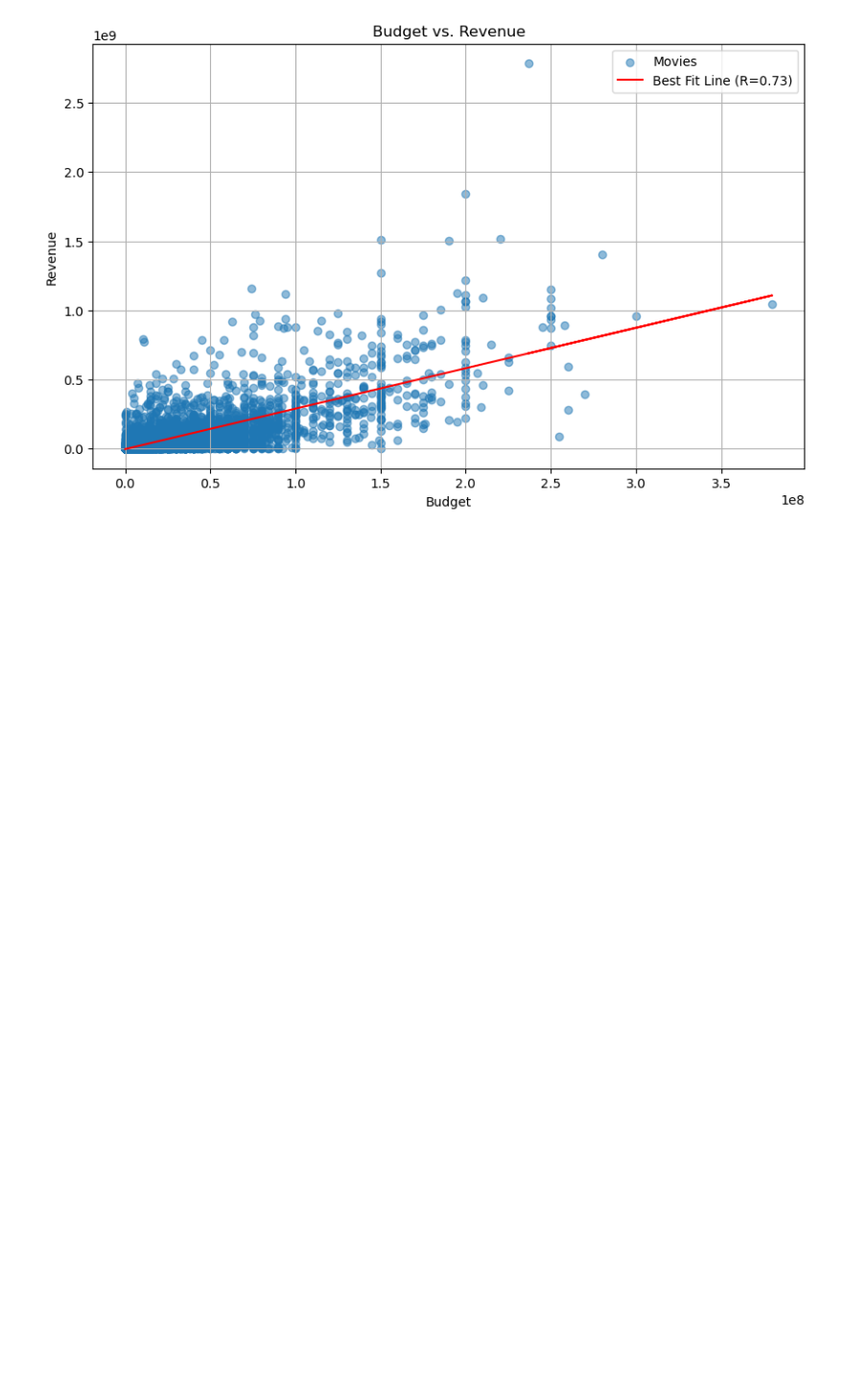
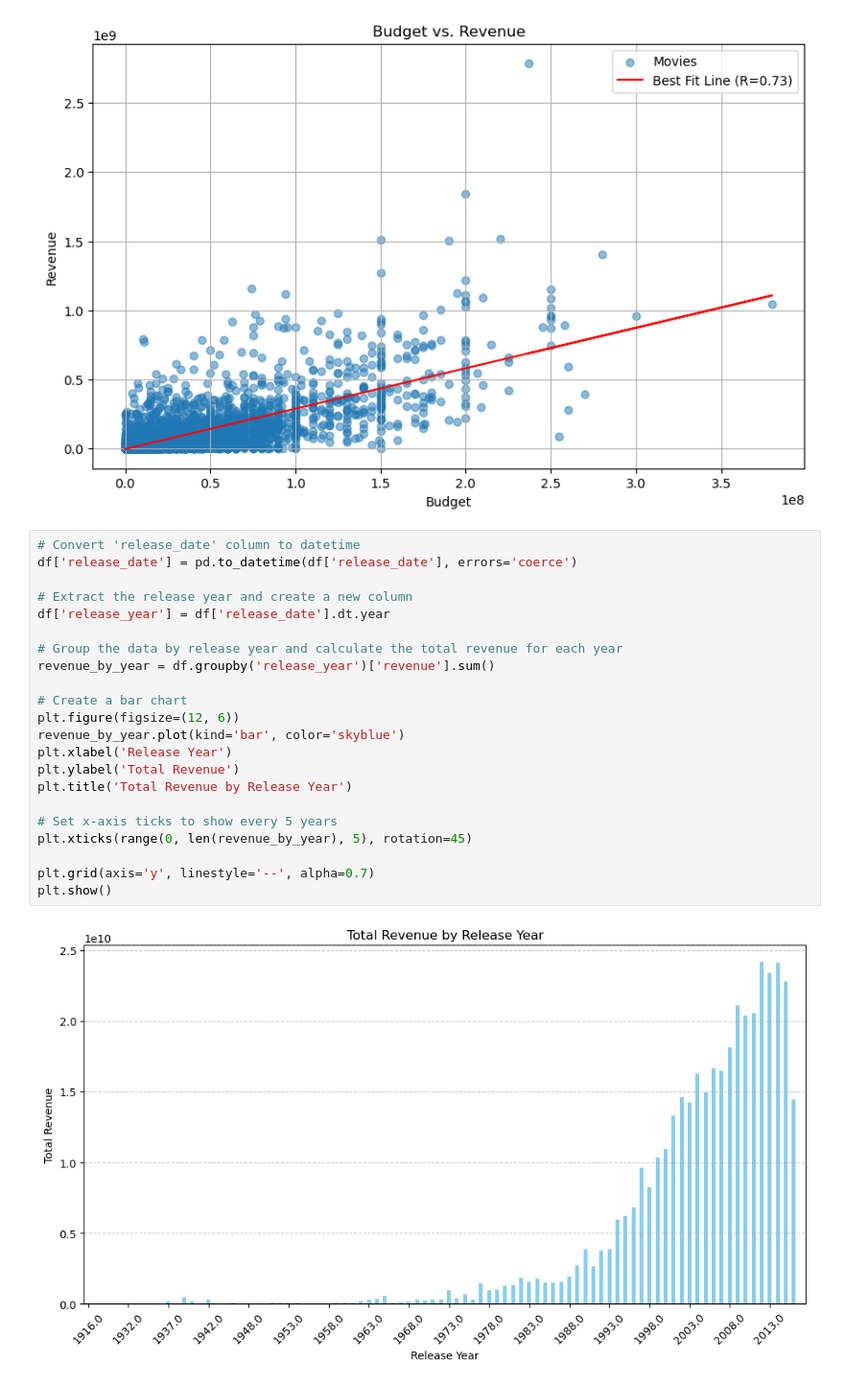
Before and after one commit to KacySamples/Project_1.0, a Jupyter notebook: Movie_Project_1_Kac.ipynb, the cells around one changed output. Shown at 96% size. Cells and saved outputs as stored; diff of their text form; blank space fills up the shorter version.

Commit message:
added rev v rel date

```diff
--- a/Movie_Project_1_Kac.ipynb
+++ b/Movie_Project_1_Kac.ipynb
@@ -149,3 +149,27 @@ plt.grid(True)
 plt.show()
 # %% [output]
 [figure]
+# %%
+# Convert 'release_date' column to datetime
+df['release_date'] = pd.to_datetime(df['release_date'], errors='coerce')
+
+# Extract the release year and create a new column
+df['release_year'] = df['release_date'].dt.year
+
+# Group the data by release year and calculate the total revenue for each year
+revenue_by_year = df.groupby('release_year')['revenue'].sum()
+
+# Create a bar chart
+plt.figure(figsize=(12, 6))
+revenue_by_year.plot(kind='bar', color='skyblue')
+plt.xlabel('Release Year')
+plt.ylabel('Total Revenue')
+plt.title('Total Revenue by Release Year')
+
+# Set x-axis ticks to show every 5 years
+plt.xticks(range(0, len(revenue_by_year), 5), rotation=45)
+
+plt.grid(axis='y', linestyle='--', alpha=0.7)
+plt.show()
+# %% [output]
+[figure, added]
```
